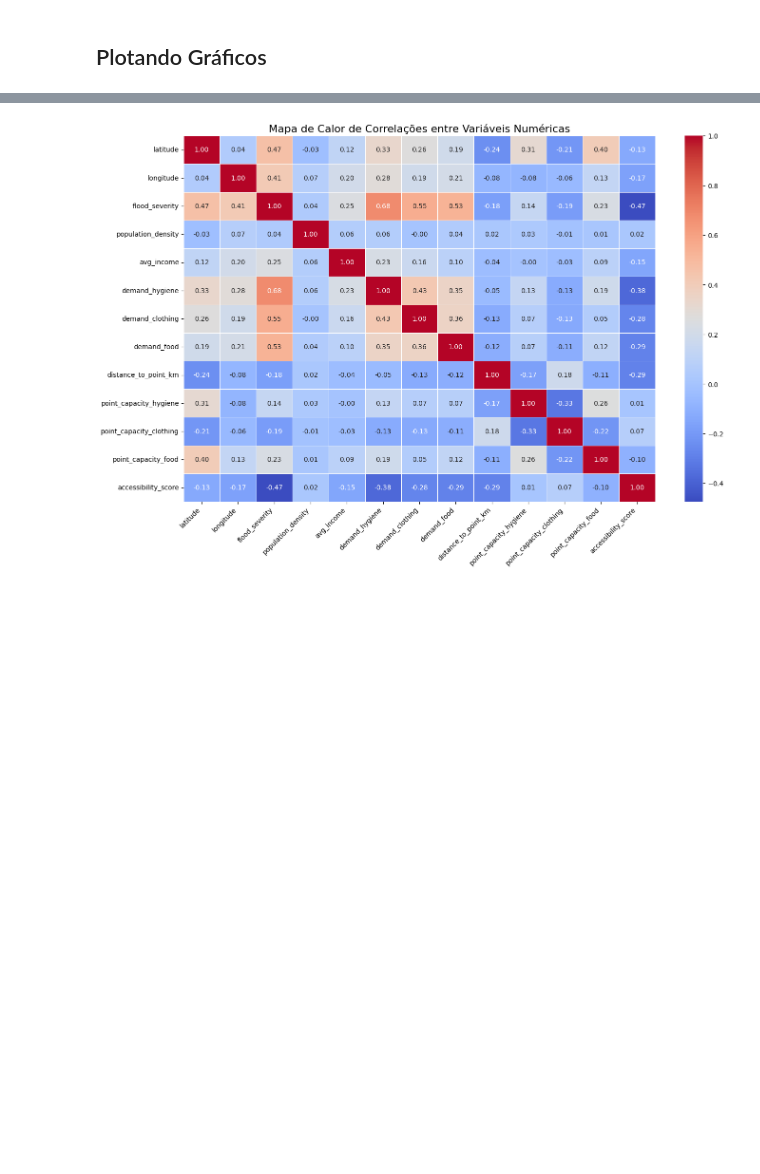
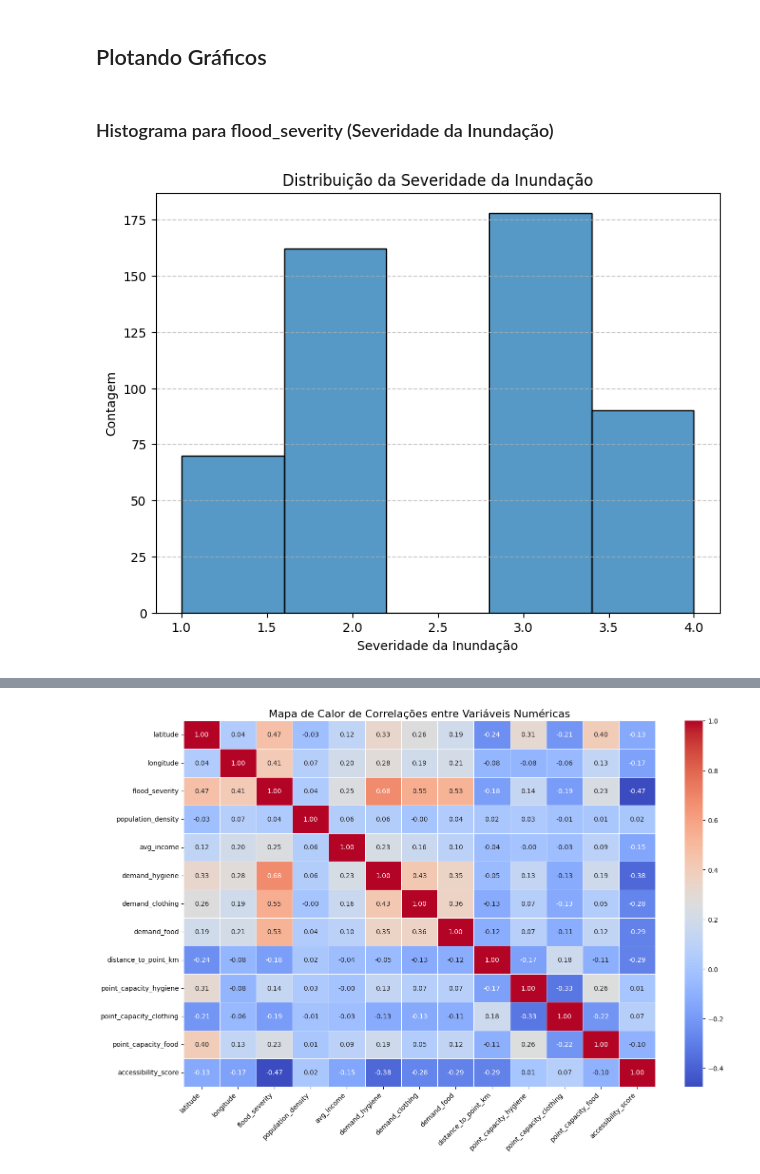
Before and after one commit to guiakiraa/ia-gs, a Jupyter notebook: model.ipynb, the cells around one changed output, grey strips where cells are left out. Drawn from its saved outputs; the diff is of its cells as text; code cells hidden in the pictures; blank space fills up the shorter version.

```diff
--- a/model.ipynb
+++ b/model.ipynb
@@ -16,7 +18,7 @@ import os
 # %% [markdown]
 # Carregando o Dataset
 # %%
-df = pd.read_csv('synthetic_flood_data.csv')
+df = pd.read_csv('data/flood_data.csv')
 # %%
 df.head()
 # %% [output]
@@ -102,3 +104,15 @@ df.describe(include=['object'])
 ## Plotando Gráficos
 # %%
 colunas_numericas = df.select_dtypes(include=np.number).columns.tolist()
+# %% [markdown]
+### Histograma para flood_severity (Severidade da Inundação)
+# %%
+plt.figure(figsize=(8, 6))
+sns.histplot(df['flood_severity'], bins=5, kde=False, palette='viridis')
+plt.title('Distribuição da Severidade da Inundação')
+plt.xlabel('Severidade da Inundação')
+plt.ylabel('Contagem')
+plt.grid(axis='y', linestyle='--', alpha=0.7)
+plt.show()
+# %% [output]
+[figure, added]
```
Also changed, not shown: parts of 36 cells of this notebook, 2 other files.
